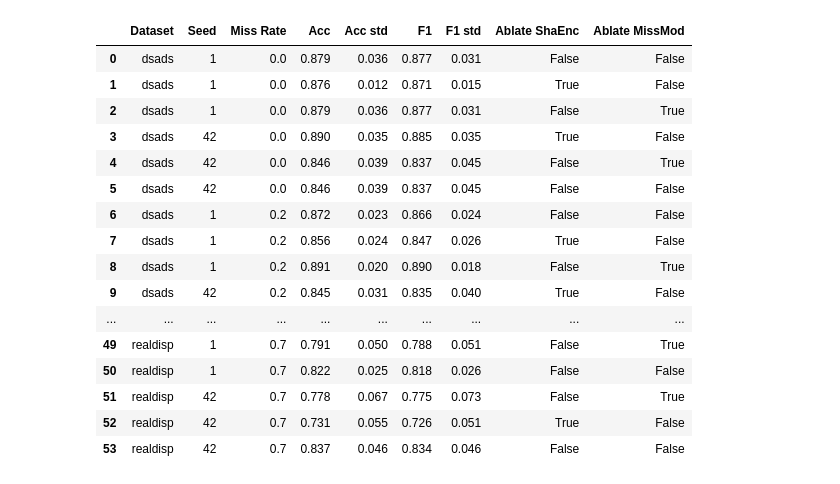
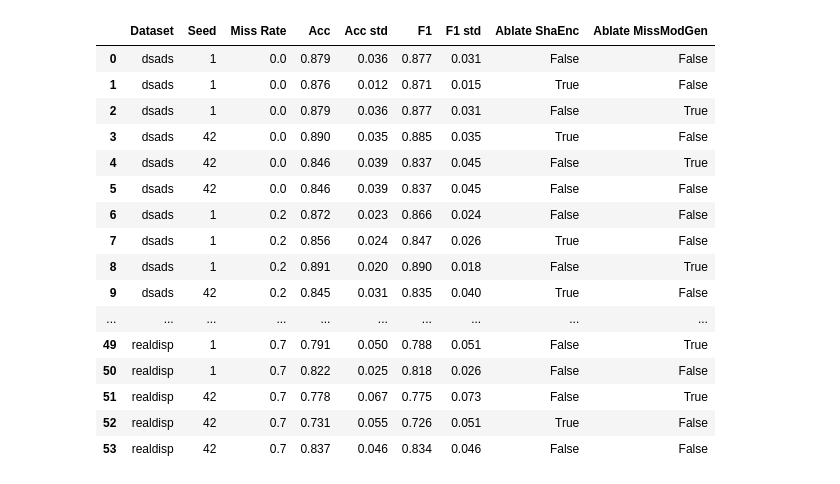
Before and after one commit to probstlukas/shaspec-har, a Jupyter notebook: extract_results.ipynb, the cells around one changed output. Saved outputs shown, nothing was run; the diff lists cells and outputs as text; code cells hidden in the pictures.

```diff
--- a/extract_results.ipynb
+++ b/extract_results.ipynb
@@ -66,31 +86,31 @@ def extract_final_scores(path):
 # %%
 # Initialize an empty list to hold all parsed information and scores
 data = []
 
 # Assuming 'path_list' contains the relative paths to the folders with score.txt files
 for folder in path_list:
     full_path = os.path.join(root_path, folder, "score.txt")
     if os.path.exists(full_path):
         model_name, data_name, seed, miss_rate, ablate_shared_encoder, ablate_missing_modality_features = parse_all_info(folder)
         mean_scores, std_scores = extract_final_scores(full_path)
         # Append data for Test Accuracy and weighted F1 Mean and STD
         data.append({
             'Dataset': data_name,
             'Seed': seed,
             'Miss Rate': miss_rate,
             'Acc': f"{mean_scores['Accuracy']:.3f}",
             'Acc std': f"{std_scores['Accuracy']:.3f}",
             'F1': f"{mean_scores['weighted F1']:.3f}",
             'F1 std': f"{std_scores['weighted F1']:.3f}",
             'Ablate ShaEnc': ablate_shared_encoder,
-            'Ablate MissMod': ablate_missing_modality_features
+            'Ablate MissModGen': ablate_missing_modality_features
         })
 
 df_results = pd.DataFrame(data)
 df_results = df_results.sort_values(by=["Dataset", "Miss Rate", "Seed"]).reset_index(drop=True)
 df_results
 # %% [output]
-|  | Dataset | Seed | Miss Rate | Acc | Acc std | F1 | F1 std | Ablate ShaEnc | Ablate MissMod |
+|  | Dataset | Seed | Miss Rate | Acc | Acc std | F1 | F1 std | Ablate ShaEnc | Ablate MissModGen |
 | 0 | dsads | 1 | 0.0 | 0.879 | 0.036 | 0.877 | 0.031 | False | False |
 | 1 | dsads | 1 | 0.0 | 0.876 | 0.012 | 0.871 | 0.015 | True | False |
 | 2 | dsads | 1 | 0.0 | 0.879 | 0.036 | 0.877 | 0.031 | False | True |
```
Also changed, not shown: parts of 11 cells of this notebook.
